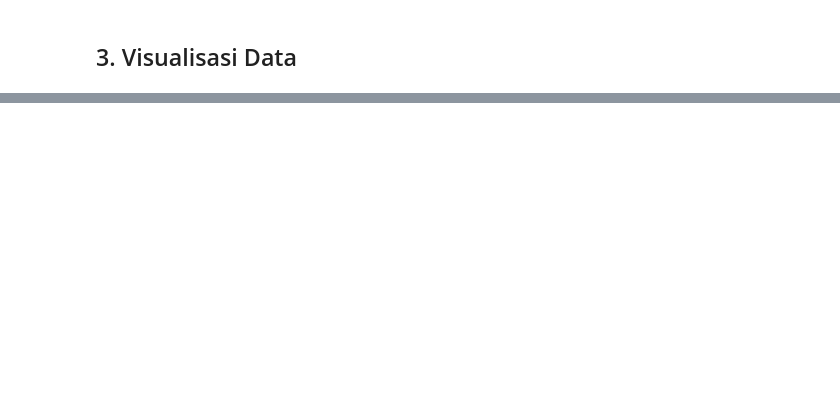
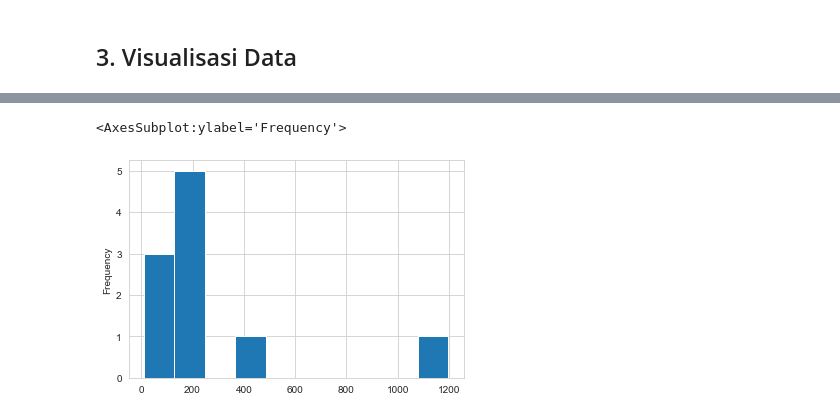
Before and after one commit to Arif-Widagdo/Data-Analysis-on-the-Brazilian-E-Commerce-Public-Dataset-by-Olist, a Jupyter notebook: code/Tugas01_04.ipynb, the cells around one changed output, grey strips where cells are left out. Drawn from its saved outputs; the diff is of its cells as text; code cells hidden in the pictures; blank space fills up the shorter version.

Commit message:
menambahkan visualisasi dan update integrasi data

```diff
--- a/code/Tugas01_04.ipynb
+++ b/code/Tugas01_04.ipynb
@@ -660,0 +652,18 @@ new_olist_customers_orders.head(2)
+# %%
+## merge dataframe olist_customers_orders with olist_sellers
+result_olist_customers_orders = pd.merge(new_olist_customers_orders,new_customers_order,
+                            on=[
+                            'order_id',
+                            'customer_id',
+                            'customer_unique_id',
+                            'order_status',
+                            'customer_state',
+                            'customer_city',
+                            'customer_zip_code_prefix',
+                            'order_approved_at',
+                            'order_purchase_timestamp',
+                            'order_delivered_carrier_date',
+                            'order_delivered_customer_date',
+                            'order_estimated_delivery_date',
+                             ], how='left')
+result_olist_customers_orders.columns.tolist()
@@ -694,0 +702,5 @@ plt.show()
+# %%
+result_olist_customers_orders["price"].plot.hist()
+# %% [output]
+<AxesSubplot:ylabel='Frequency'>
+[figure, added]
```
Also changed, not shown: parts of 46 cells of this notebook, 1 other file.
